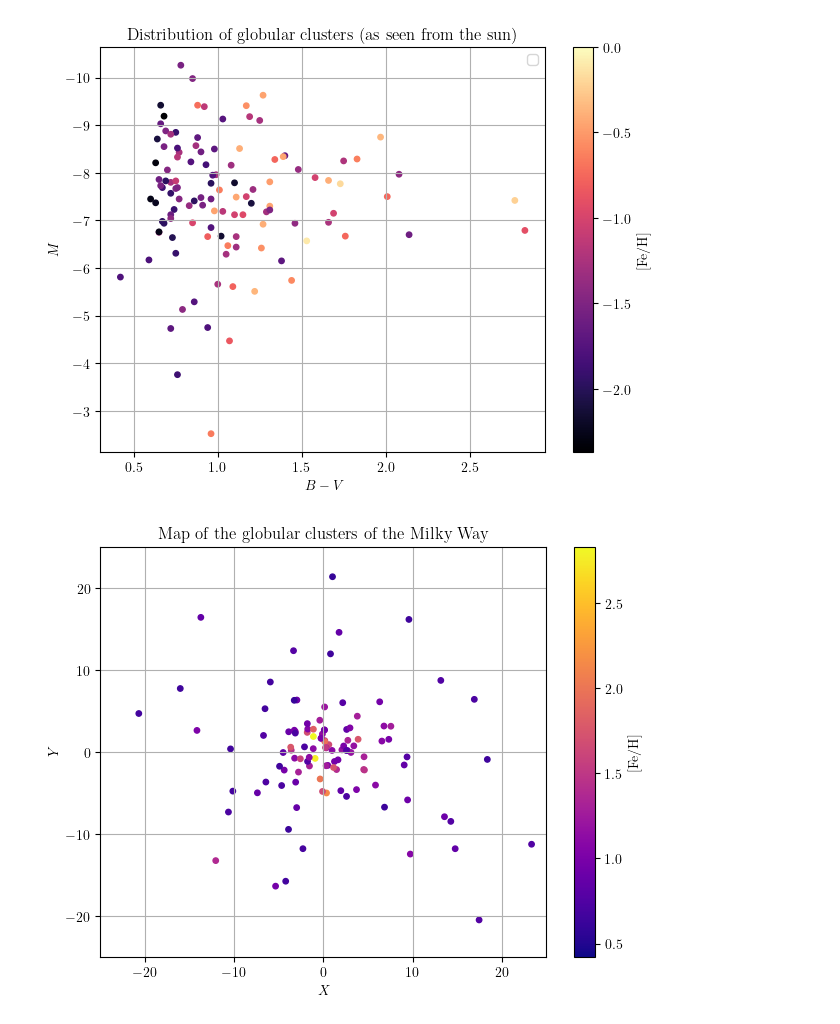
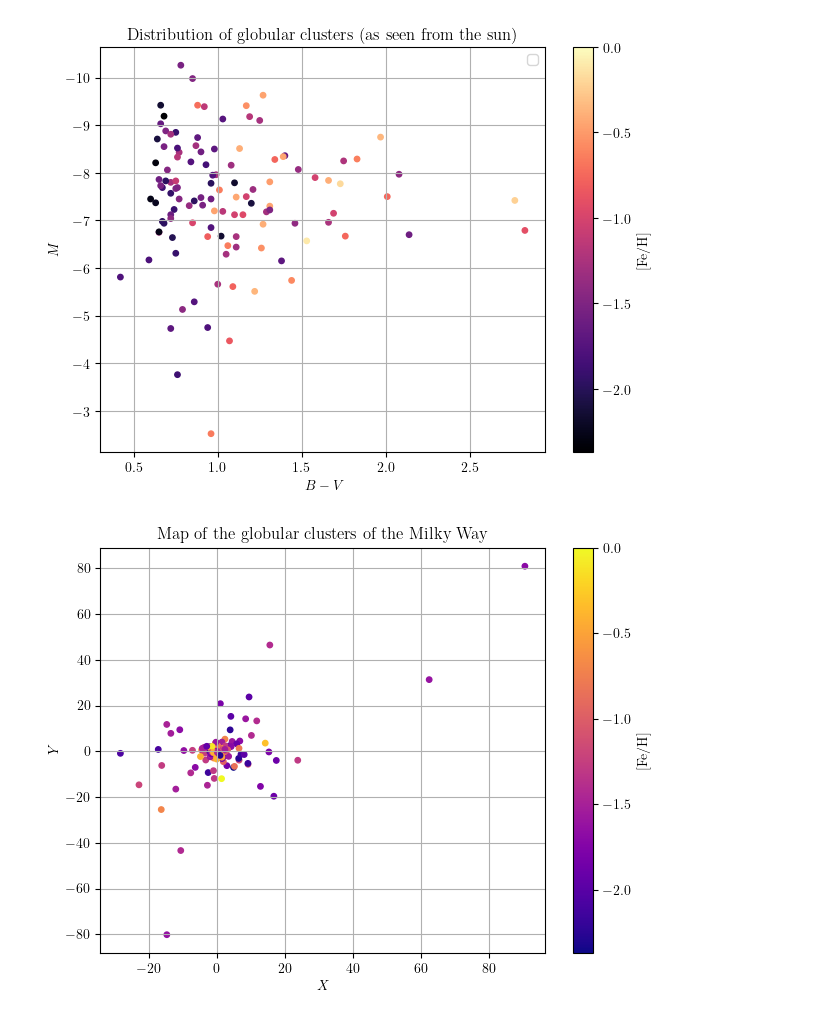
Before and after one commit to eddikebrygger/PHYS3116---Project, a Jupyter notebook: Main_file.ipynb, the cells around one changed output. Saved outputs shown, nothing was run; the diff lists cells and outputs as text; code cells hidden in the pictures.

```diff
--- a/Main_file.ipynb
+++ b/Main_file.ipynb
@@ -61,18 +61,22 @@ plt.title(r'Distribution of globular clusters (as seen from the sun)')
 plt.show()
 # %% [output]
 [figure]
+# %%
+X_gc = np.cos(L)*R_gc*np.sin(B)
+Y_gc = np.sin(L)*R_gc*np.sin(B)
+Z_gc = np.cos(B)*R_gc
 # %%
 plt.figure()
-plt.scatter(np.cos(L)*R_gc,np.sin(L)*R_gc,15,BmV,cmap='plasma',vmin=(BmV).min(),vmax=(BmV).max())
+plt.scatter(X_gc,Y_gc,15,mtlc,cmap='plasma',vmin=(mtlc).min(),vmax=(mtlc).max())
 plt.colorbar(label =r'$[\mathrm{Fe/H}]$')
 plt.xlabel(r'$X$')
 plt.ylabel(r'$Y$')
 # plt.legend()
 plt.grid()
-plt.ylim(-25,25)
-plt.xlim(-25,25)
+# plt.ylim(-25,25)
+# plt.xlim(-25,25)
 plt.tight_layout()
 plt.title(r'Map of the globular clusters of the Milky Way')
 plt.show()
 # %% [output]
-[figure, old version]
+[figure, new version]
```
Also changed, not shown: parts of 4 cells of this notebook.
